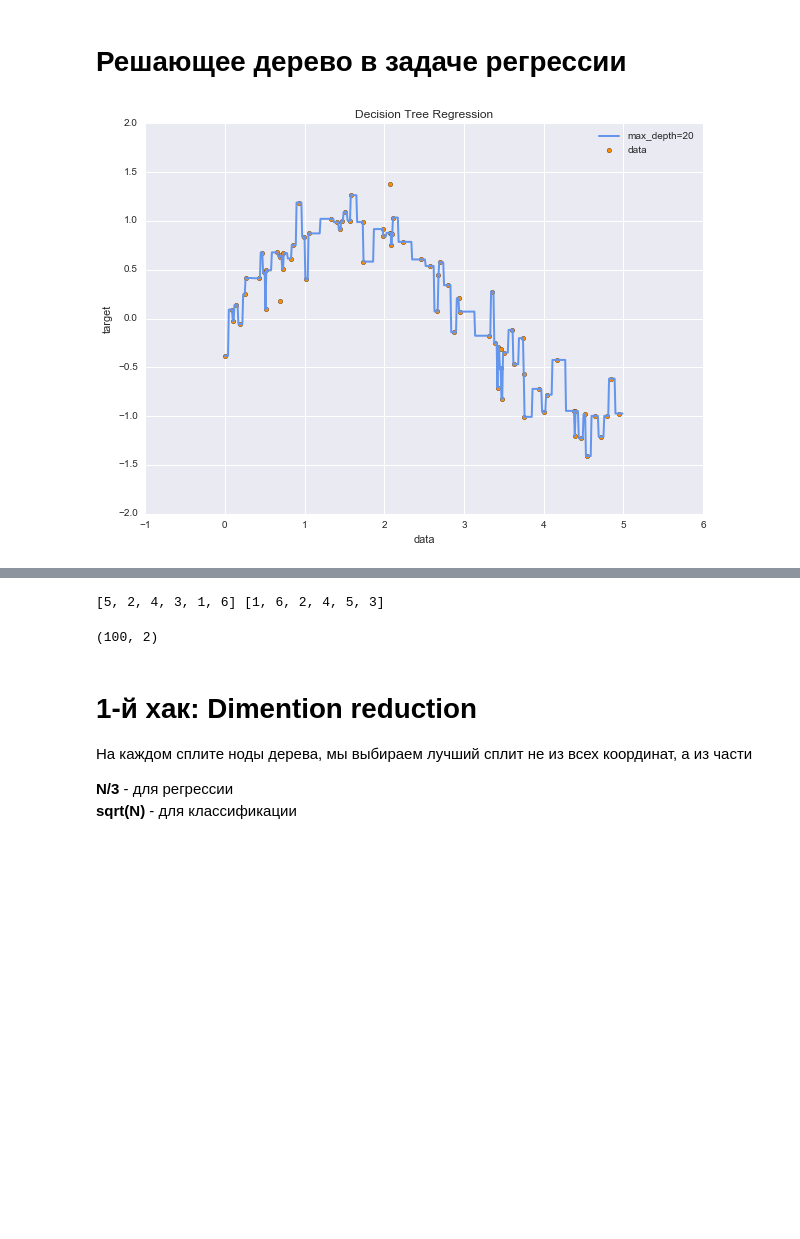
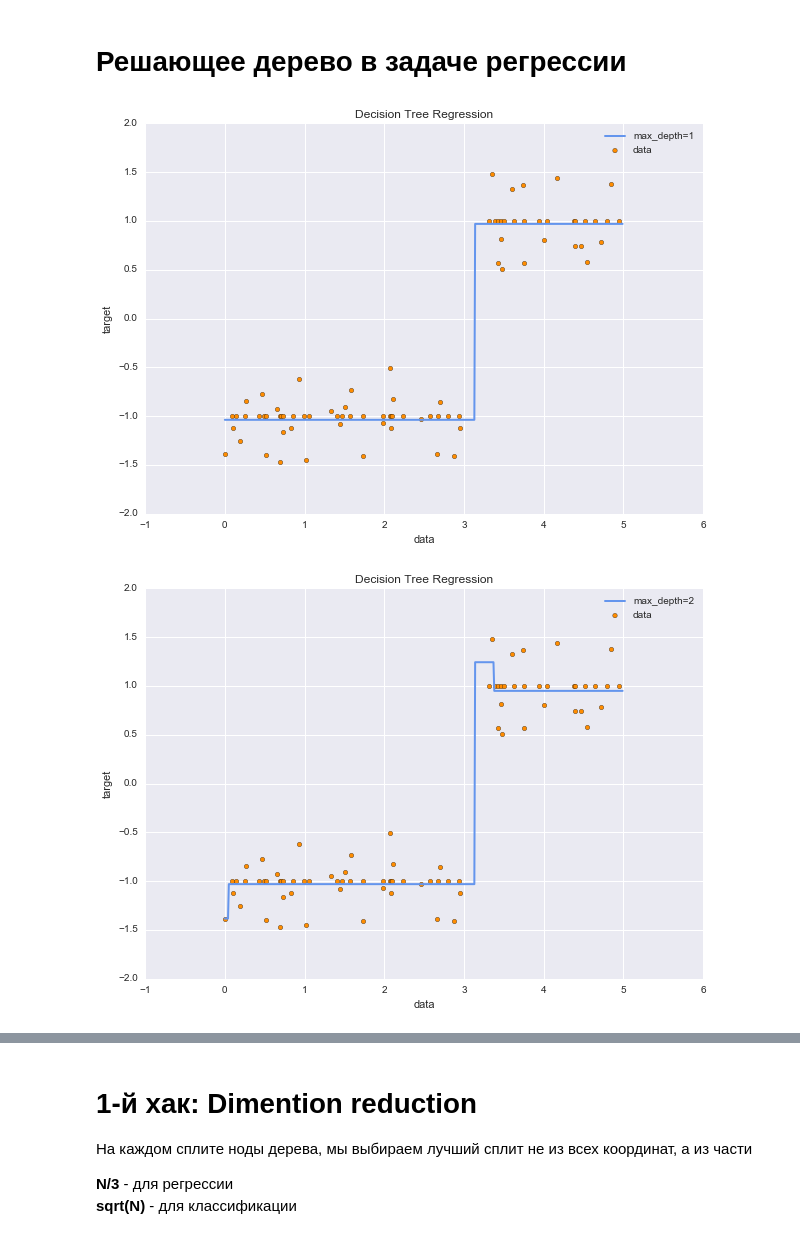
Before and after one commit to SlinkoIgor/express_ml, a Jupyter notebook: lesson2/dt_and_rf.ipynb, the cells around one changed output, grey strips where cells are left out. Saved outputs shown, nothing was run; the diff lists cells and outputs as text; code cells hidden in the pictures; blank space fills up the shorter version.

```diff
--- a/lesson2/dt_and_rf.ipynb
+++ b/lesson2/dt_and_rf.ipynb
@@ -21,34 +19,36 @@ WARNING: pylab import has clobbered these variables: ['clf']
 from sklearn.tree import DecisionTreeRegressor
 
 # Create a random dataset
 rng = np.random.RandomState(1)
 X = np.sort(5 * rng.rand(80, 1), axis=0)
-y = np.sin(X).ravel()
-# y = np.piecewise(X.flatten(), [X.flatten() < 3, X.flatten() >= 3], [-1, 1]).ravel()
+# y = np.sin(X).ravel()
+y = np.piecewise(X.flatten(), [X.flatten() < 3, X.flatten() >= 3], [-1, 1]).ravel()
 y[::2] += 1 * (0.5 - rng.rand(40))
 
 X_test = np.arange(0.0, 5.0, 0.01)[:, np.newaxis]
 
 
 def fit_predict_plot(max_depth=1):
     clf = DecisionTreeRegressor(max_depth=max_depth)
     clf.fit(X, y)
     plt.figure(figsize=(10, 7))
     plt.scatter(X, y, c="darkorange", label="data")
     y_pred = clf.predict(X_test)
-    plt.plot(X_test, y_pred, color="cornflowerblue", label='max_depth=' + str(max_depth), linewidth=2)
+    plt.plot(X_test, y_pred, color="cornflowerblue",
+             label='max_depth=' + str(max_depth), linewidth=2)
 
 #     clf2 = DecisionTreeRegressor(max_depth=max_depth, criterion='mae')
 #     clf2.fit(X, y)
 #     y_pred2 = clf2.predict(X_test)
 #     plt.plot(X_test, y_pred2, color="green", label='max_depth=' + str(max_depth), linewidth=2)
 
     plt.xlabel("data")
     plt.ylabel("target")
     plt.title("Decision Tree Regression")
     plt.legend()
 
 from ipywidgets import interact, fixed
 _ = interact(fit_predict_plot, max_depth=(1, 20))
 # %% [output]
-[figure, old version]
+[figure, new version]
+[figure, added]
@@ -55,16 +56,3 @@ _ = interact(fit_predict_plot, max_depth=(1, 20))
-# %%
-a = [1,2,3,4,5,6]
-b = [1,2,3,4,5,6]
-rng.shuffle(a)
-rng.shuffle(b)
-print a, b
-# %% [output]
-[5, 2, 4, 3, 1, 6] [1, 6, 2, 4, 5, 3]
-# %%
-
-X.shape
-# %% [output]
-(100, 2)
 # %% [markdown]
 # 1-й хак: Dimention reduction
 На каждом сплите ноды дерева, мы выбираем лучший сплит не из всех координат, а из части
```
Also changed, not shown: parts of 4 cells of this notebook, 5 other files.
